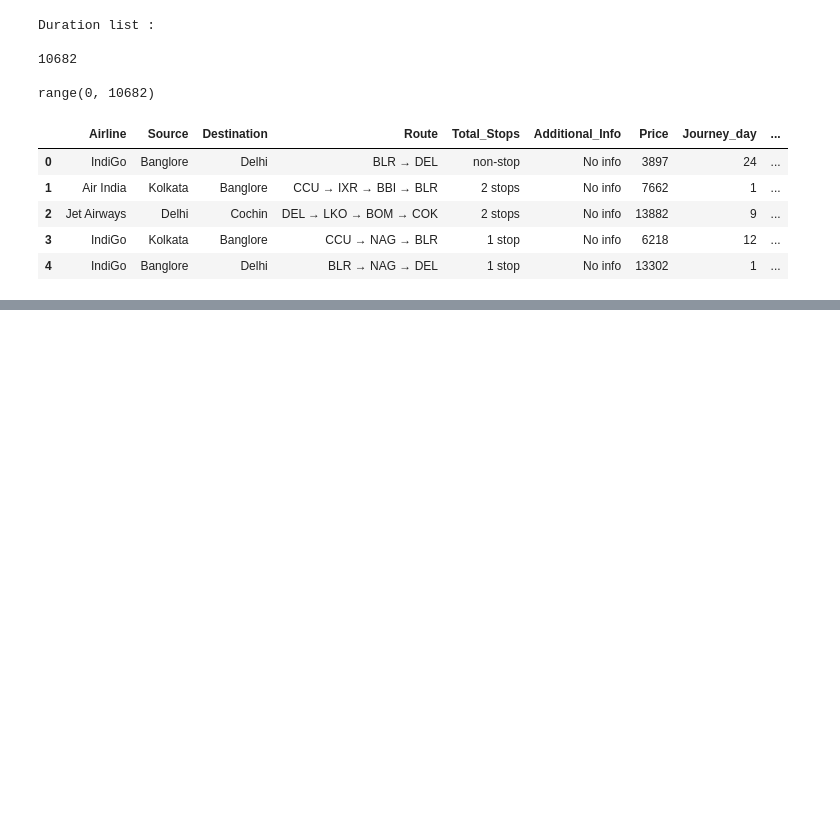
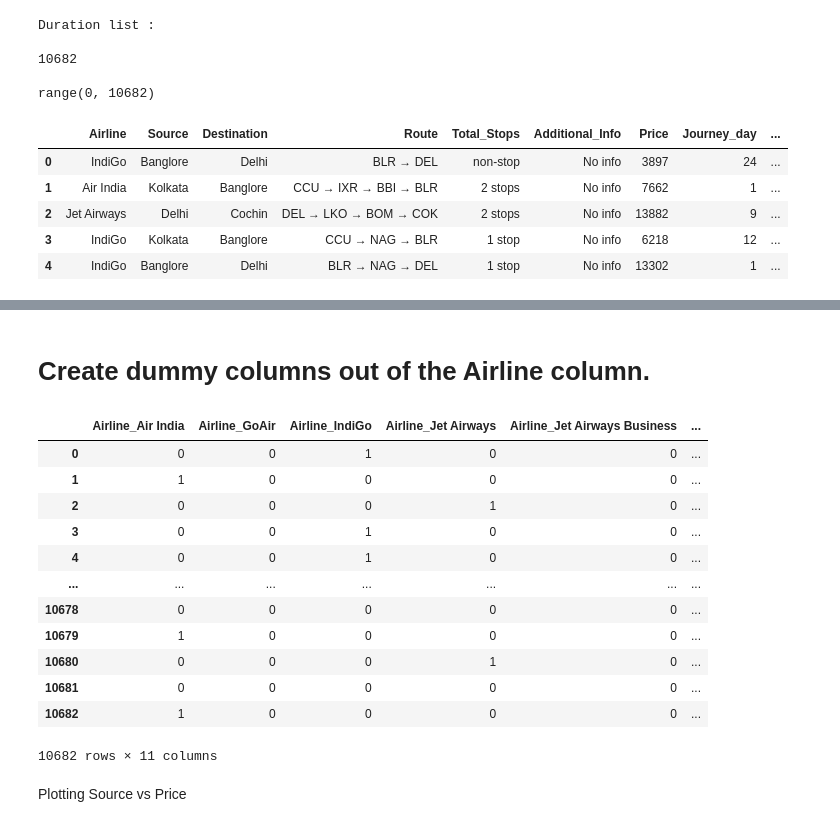
Before and after one commit to harytha6/Data-Pipelines, a Jupyter notebook: Flight-Price-Prediction/Flight-Price-Prediction.ipynb, the cells around one changed output, grey strips where cells are left out. Drawn from its saved outputs; the diff is of its cells as text; code cells hidden in the pictures; blank space fills up the shorter version.

```diff
--- a/Flight-Price-Prediction/Flight-Price-Prediction.ipynb
+++ b/Flight-Price-Prediction/Flight-Price-Prediction.ipynb
@@ -198,0 +159,22 @@ train_data.plot(x="Airline", y="Price", kind = 'box')
+# %% [markdown]
+# Create dummy columns out of the Airline column.
+# %%
+airline = train_data[['Airline']]
+airline = pd.get_dummies(airline,drop_first=True)
+airline
+# %% [output]
+|  | Airline_Air India | Airline_GoAir | Airline_IndiGo | Airline_Jet Airways | Airline_Jet Airways Business | ... |
+| 0 | 0 | 0 | 1 | 0 | 0 | ... |
+| 1 | 1 | 0 | 0 | 0 | 0 | ... |
+| 2 | 0 | 0 | 0 | 1 | 0 | ... |
+| 3 | 0 | 0 | 1 | 0 | 0 | ... |
+| 4 | 0 | 0 | 1 | 0 | 0 | ... |
+| ... | ... | ... | ... | ... | ... | ... |
+| 10678 | 0 | 0 | 0 | 0 | 0 | ... |
+| 10679 | 1 | 0 | 0 | 0 | 0 | ... |
+| 10680 | 0 | 0 | 0 | 1 | 0 | ... |
+| 10681 | 0 | 0 | 0 | 0 | 0 | ... |
+| 10682 | 1 | 0 | 0 | 0 | 0 | ... |
+10682 rows × 11 columns
+# %% [markdown]
+Plotting Source vs Price
```
Also changed, not shown: parts of 6 cells of this notebook.
